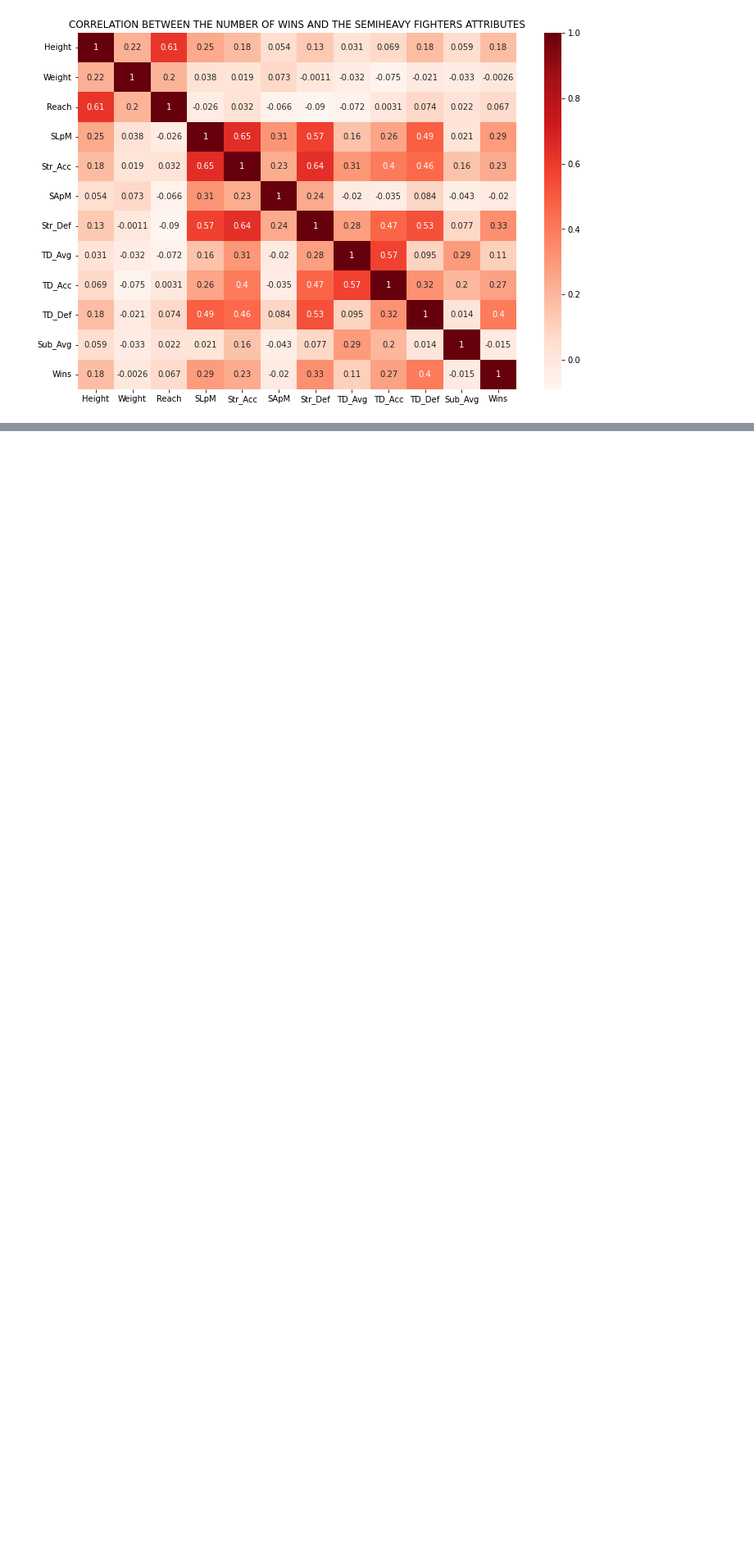
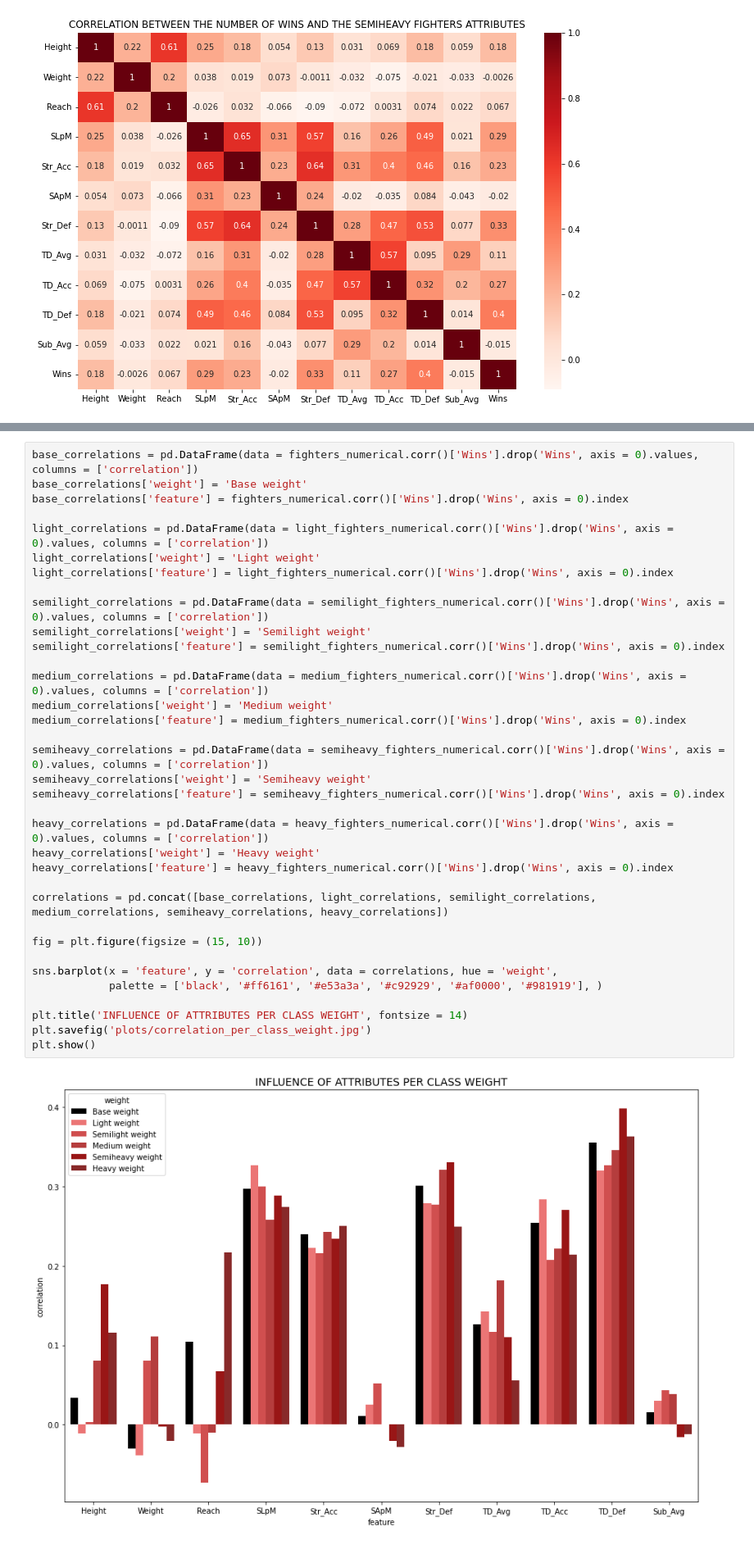
Before and after one commit to sergioaisolutions/ufc_ironhack_mwp, a Jupyter notebook: wins.ipynb, the cells around one changed output, grey strips where cells are left out. Shown at 82% size. Saved outputs shown, nothing was run; the diff lists cells and outputs as text; blank space fills up the shorter version.

```diff
--- a/wins.ipynb
+++ b/wins.ipynb
@@ -132,3 +136,40 @@ plt.show()
+# %%
+base_correlations = pd.DataFrame(data = fighters_numerical.corr()['Wins'].drop('Wins', axis = 0).values, columns = ['correlation'])
+base_correlations['weight'] = 'Base weight'
+base_correlations['feature'] = fighters_numerical.corr()['Wins'].drop('Wins', axis = 0).index
+
+light_correlations = pd.DataFrame(data = light_fighters_numerical.corr()['Wins'].drop('Wins', axis = 0).values, columns = ['correlation'])
+light_correlations['weight'] = 'Light weight'
+light_correlations['feature'] = light_fighters_numerical.corr()['Wins'].drop('Wins', axis = 0).index
+
+semilight_correlations = pd.DataFrame(data = semilight_fighters_numerical.corr()['Wins'].drop('Wins', axis = 0).values, columns = ['correlation'])
+semilight_correlations['weight'] = 'Semilight weight'
+semilight_correlations['feature'] = semilight_fighters_numerical.corr()['Wins'].drop('Wins', axis = 0).index
+
+medium_correlations = pd.DataFrame(data = medium_fighters_numerical.corr()['Wins'].drop('Wins', axis = 0).values, columns = ['correlation'])
+medium_correlations['weight'] = 'Medium weight'
+medium_correlations['feature'] = medium_fighters_numerical.corr()['Wins'].drop('Wins', axis = 0).index
+
+semiheavy_correlations = pd.DataFrame(data = semiheavy_fighters_numerical.corr()['Wins'].drop('Wins', axis = 0).values, columns = ['correlation'])
+semiheavy_correlations['weight'] = 'Semiheavy weight'
+semiheavy_correlations['feature'] = semiheavy_fighters_numerical.corr()['Wins'].drop('Wins', axis = 0).index
+
+heavy_correlations = pd.DataFrame(data = heavy_fighters_numerical.corr()['Wins'].drop('Wins', axis = 0).values, columns = ['correlation'])
+heavy_correlations['weight'] = 'Heavy weight'
+heavy_correlations['feature'] = heavy_fighters_numerical.corr()['Wins'].drop('Wins', axis = 0).index
+
+correlations = pd.concat([base_correlations, light_correlations, semilight_correlations, medium_correlations, semiheavy_correlations, heavy_correlations])
+
+fig = plt.figure(figsize = (15, 10))
+
+sns.barplot(x = 'feature', y = 'correlation', data = correlations, hue = 'weight',
+            palette = ['black', '#ff6161', '#e53a3a', '#c92929', '#af0000', '#981919'], )
+
+plt.title('INFLUENCE OF ATTRIBUTES PER CLASS WEIGHT', fontsize = 14)
+plt.savefig('plots/correlation_per_class_weight.jpg')
+plt.show()
+# %% [output]
+[figure, added]
 # %% [markdown]
 ## VISUALIZING THE CORRELATION BETWEEN THE NUMBER OF WINS AND THE CHARACTERISTICS OF THE HEAVY FIGHTERS
 # %%
```
Also changed, not shown: parts of 6 cells of this notebook, 4 other files.
